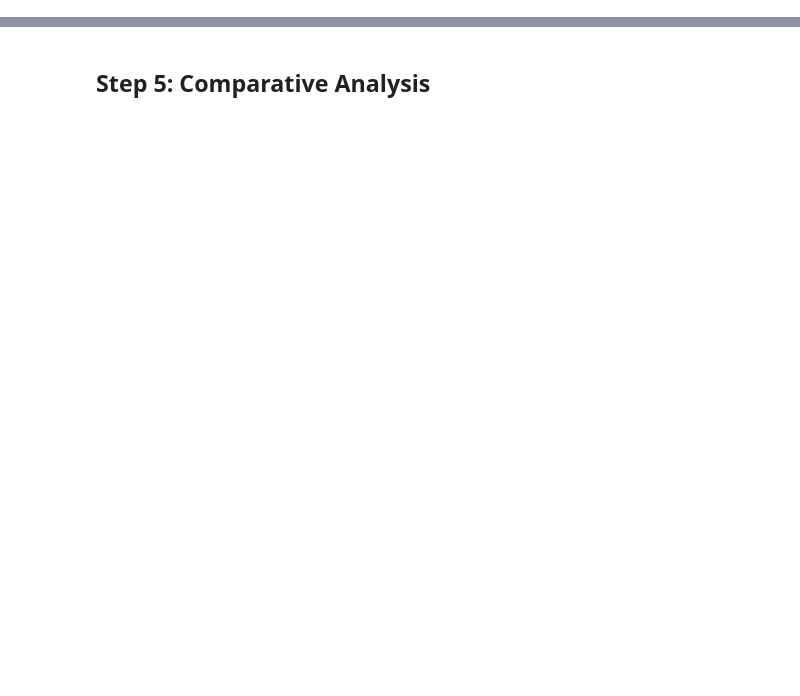
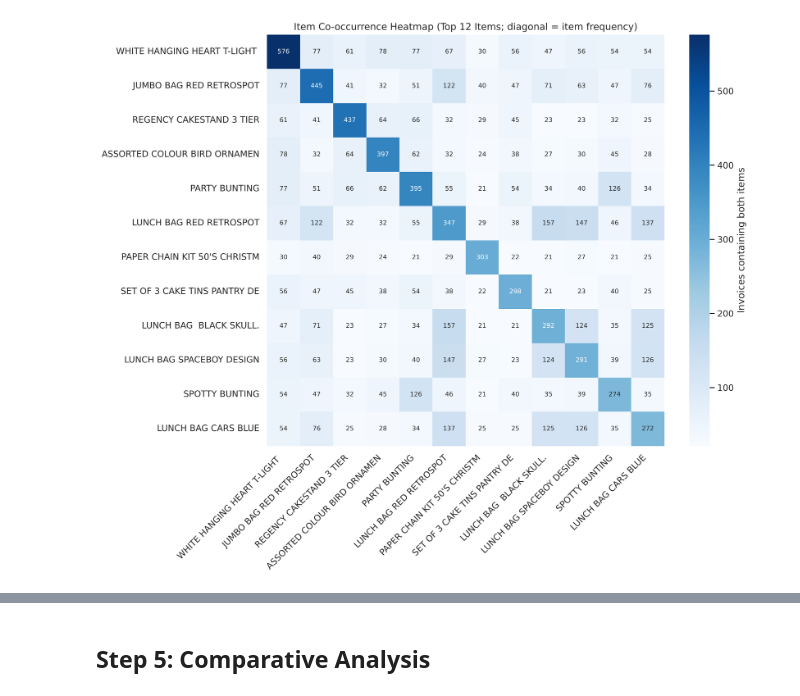
Before and after one commit to pranavibalakulla/MSCS_634_Lab_6, a Jupyter notebook: Lab6_Association_Rule_Mining.ipynb, the cells around one changed output, grey strips where cells are left out. Saved outputs shown, nothing was run; the diff lists cells and outputs as text; code cells hidden in the pictures; blank space fills up the shorter version.

```diff
--- a/Lab6_Association_Rule_Mining.ipynb
+++ b/Lab6_Association_Rule_Mining.ipynb
@@ -351,0 +338,19 @@ Lift: 25.7355
+# %%
+# Co-occurrence heatmap among the 12 most frequent items
+selected_items = top_items.head(12).index
+onehot = basket[selected_items].astype(int)
+cooccurrence = onehot.T.dot(onehot)        # cell (i, j) = invoices containing both item i and item j
+
+short = [name[:28] for name in selected_items]   # shorten long product names for readable axes
+cooc_plot = cooccurrence.copy()
+cooc_plot.index, cooc_plot.columns = short, short
+
+plt.figure(figsize=(12, 10))
+sns.heatmap(cooc_plot, cmap="Blues", annot=True, fmt="d", annot_kws={"size": 8},
+            cbar_kws={"label": "Invoices containing both items"})
+plt.title("Item Co-occurrence Heatmap (Top 12 Items; diagonal = item frequency)")
+plt.xticks(rotation=45, ha="right")
+plt.tight_layout()
+plt.show()
+# %% [output]
+[figure, added]
```
Also changed, not shown: parts of 72 cells of this notebook.
